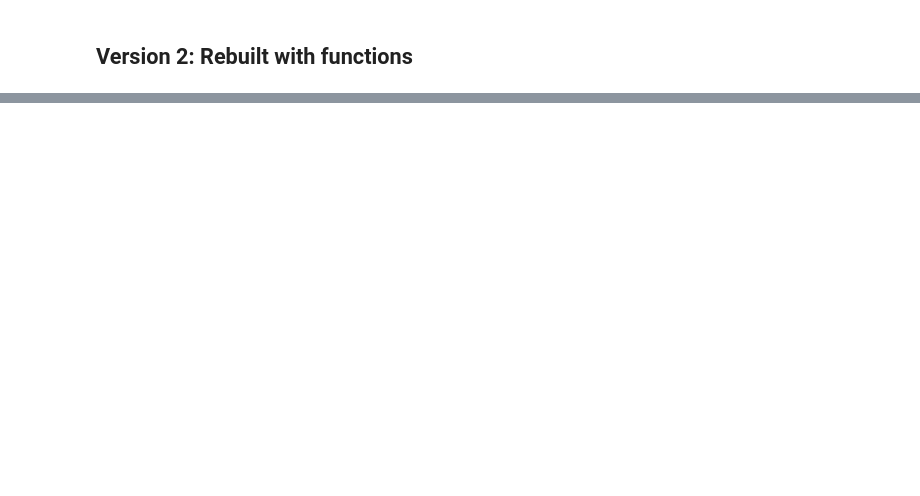
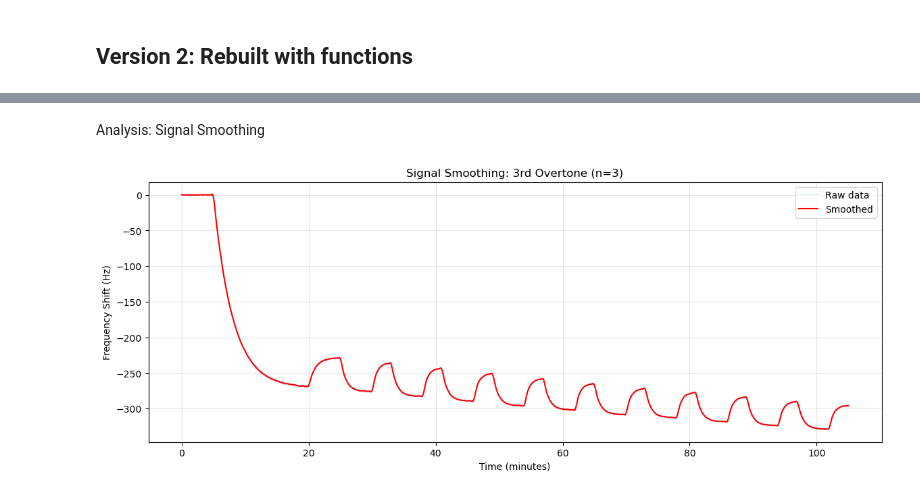
Before and after one commit to Sahanatavaragondi/qcm-polymer-coating-analysis, a Jupyter notebook: qcm_reusability_analysis.ipynb, the cells around one changed output, grey strips where cells are left out. Saved outputs shown, nothing was run; the diff lists cells and outputs as text; code cells hidden in the pictures; blank space fills up the shorter version.

Commit message:
Add signal smoothing analysis

```diff
--- a/qcm_reusability_analysis.ipynb
+++ b/qcm_reusability_analysis.ipynb
@@ -248,2 +248,26 @@ print(f"\nLoaded {len(df_check)} rows successfully")
 
 Loaded 6300 rows successfully
+# %% [markdown]
+Analysis: Signal Smoothing
+# %%
+df = pd.read_csv('data/qcm_polymer_coating_data.csv')
+
+# Import the smoothing function
+from scipy.signal import savgol_filter
+
+# Smooth the 3rd overtone
+raw = df['freq_shift_n3_Hz'].values
+smoothed = savgol_filter(raw, window_length=51, polyorder=3)
+
+# Compare raw vs smoothed
+plt.figure(figsize=(14, 5))
+plt.plot(df['time_min'], raw, alpha=0.3, linewidth=0.5, label='Raw data')
+plt.plot(df['time_min'], smoothed, color='red', linewidth=1.5, label='Smoothed')
+plt.xlabel("Time (minutes)")
+plt.ylabel("Frequency Shift (Hz)")
+plt.title("Signal Smoothing: 3rd Overtone (n=3)")
+plt.legend()
+plt.grid(True, alpha=0.3)
+plt.show()
+# %% [output]
+[figure, added]
```
Also changed, not shown: parts of 3 cells of this notebook.
